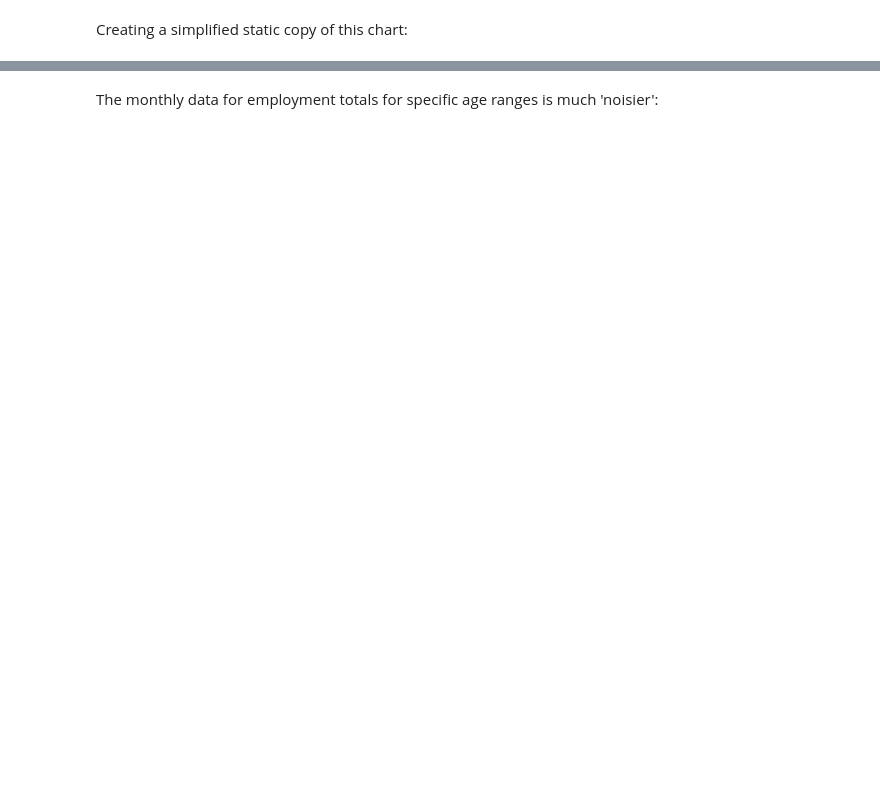
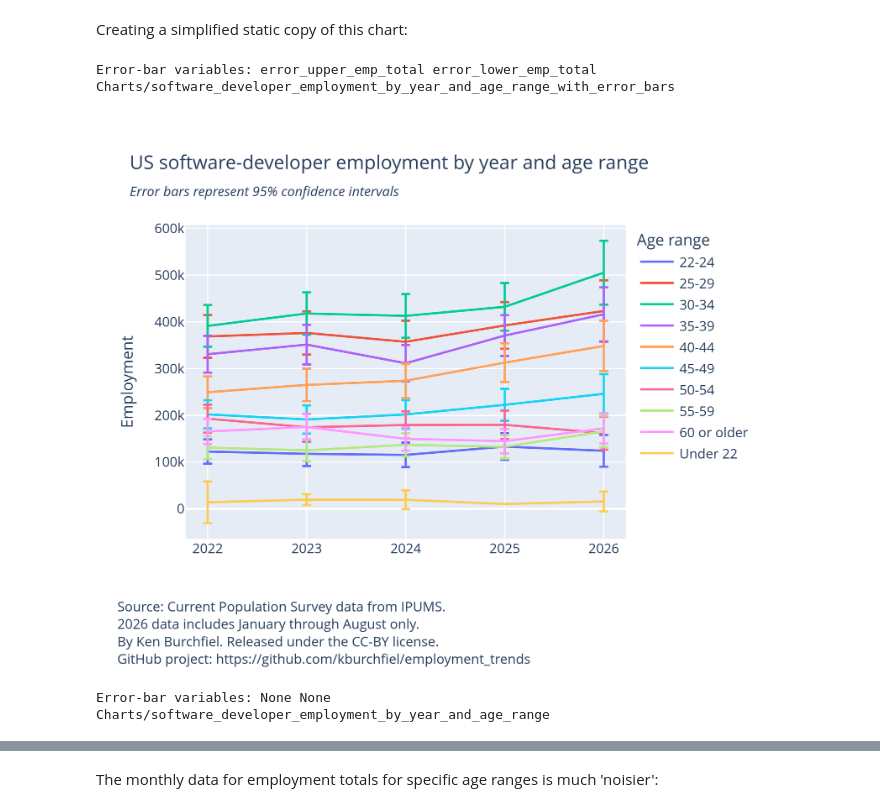
Before and after one commit to kburchfiel/employment_trends, a Jupyter notebook: employment_data_analyses.ipynb, the cells around one changed output, grey strips where cells are left out. Saved outputs shown, nothing was run; the diff lists cells and outputs as text; code cells hidden in the pictures; blank space fills up the shorter version.

```diff
--- a/employment_data_analyses.ipynb
+++ b/employment_data_analyses.ipynb
@@ -295,31 +267,37 @@ for error_y, error_y_minus in [['error_upper_emp_total',
         markers=False
 
     fig = px.line(df_full_emp_totals.query(
     "(period == 'year_as_str') & (age_range != 'All') & (occ2010 == 'Software \
 developers, applications and systems software') & (period_val >= '2022')"),
     x = 'period_val', y = 'Total_emp_total',
     hover_data = 'Response_Count_emp_total',
     color = 'age_range',
     title = 'US software-developer employment by year and age range',
     subtitle = chart_subtitle, markers=markers,
-    height = chart_height, ,
+    height = chart_height,
     error_y = error_y, error_y_minus = error_y_minus).update_layout(
     xaxis_title = None, yaxis_title = 'Employment',
     margin_b = 120
     #    xaxis_type = 'category' # Allows year-month pairs to be labeled,
         # but adds unnecessary clutter to the chart
     ).update_layout(xaxis_title = None,
 yaxis_title = 'Employment', legend_title = 'Age range')
     fig.add_annotation(x = -0.16, y = -0.42, align = 'left',
     text = annotation_text, showarrow = False,
     xref = 'paper', yref = 'paper')
 
     file_path = 'Charts/software_developer_employment_by_year_and_age_range'
     if error_y is not None:
         # Adding a suffix to distinguish this chart from the error-bar-free
         # one
         file_path = file_path + '_with_error_bars'
 
     print(file_path)
 
     save_and_display_image(fig, file_path, chart_height, chart_width, chart_scale)
+# %% [output]
+Error-bar variables: error_upper_emp_total error_lower_emp_total
+Charts/software_developer_employment_by_year_and_age_range_with_error_bars
+[figure, added]
+Error-bar variables: None None
+Charts/software_developer_employment_by_year_and_age_range
```
Also changed, not shown: parts of 21 cells of this notebook, 9 other files.
